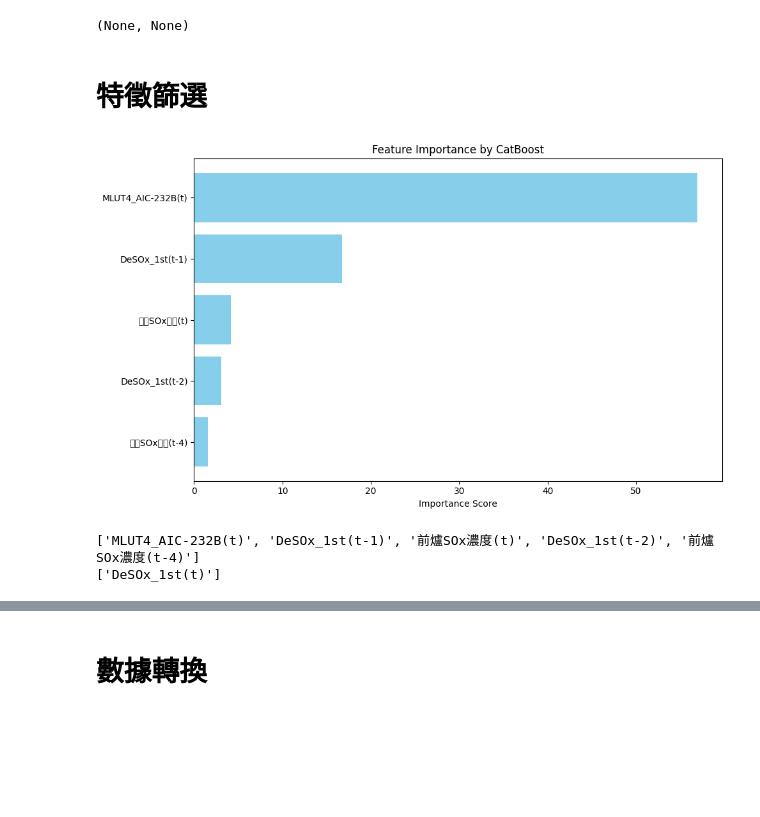
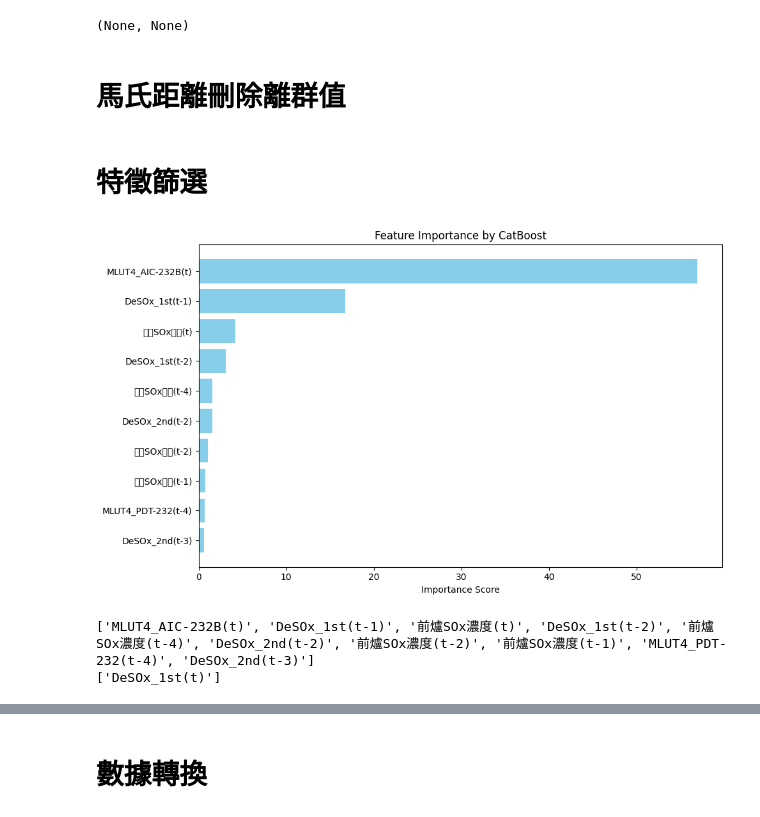
Before and after one commit to skywalker0803r/CFB, a Jupyter notebook: NARX第一段脫硫效率.ipynb, the cells around one changed output, grey strips where cells are left out. Cells and saved outputs as stored; diff of their text form; code cells hidden in the pictures; blank space fills up the shorter version.

```diff
--- a/NARX第一段脫硫效率.ipynb
+++ b/NARX第一段脫硫效率.ipynb
@@ -312,3 +313,5 @@ display(X),display(Y)
 6731 rows × 1 columns
 dtype: float64
 (None, None)
+# %% [markdown]
+# 馬氏距離刪除離群值
@@ -339,38 +370,38 @@ def select_features_with_catboost(df: pd.DataFrame, x_col: list, y_col: str, top
 
     model = CatBoostRegressor(verbose=0)
     model.fit(X, y)
 
     # 取得特徵重要性
     feature_importances = model.get_feature_importance()
     importance_df = pd.DataFrame({
         'feature': x_col,
         'importance': feature_importances
     }).sort_values(by='importance', ascending=False)
 
     plt.figure(figsize=(10, 6))
     plt.barh(importance_df.head(top_k)['feature'], importance_df.head(top_k)['importance'], color='skyblue')
     plt.gca().invert_yaxis()
     plt.title("Feature Importance by CatBoost")
     plt.xlabel("Importance Score")
     plt.tight_layout()
     plt.show()
 
     if  top_k:
         return importance_df['feature'].head(top_k).tolist()
     else:
         return importance_df['feature'].tolist()
 
 cols_to_remove = ['MLUT4_AT-237','MLUT4_AT-240','MLUT4_FQ-239','MLUT4_FT-951AA','MLUT4_FT-951AB','MLUT4_FT-956','MLUT4_FT-957']
 XY = XY.drop(columns=[col for col in XY.columns if any(key in col for key in cols_to_remove)])
 y_col = ['DeSOx_1st(t)']
 x_col = XY.drop(columns=y_col).columns.tolist()
 XY.replace([np.inf, -np.inf], np.nan, inplace=True)
-features = select_features_with_catboost(df=XY.dropna(subset=y_col), x_col=x_col, y_col=y_col, top_k=5)
+features = select_features_with_catboost(df=XY.dropna(subset=y_col), x_col=x_col, y_col=y_col, top_k=10)
 # %% [output]
-[figure, old version]
+[figure, new version]
 # %%
 print(features)
 print(y_col)
 # %% [output]
-['MLUT4_AIC-232B(t)', 'DeSOx_1st(t-1)', '前爐SOx濃度(t)', 'DeSOx_1st(t-2)', '前爐SOx濃度(t-4)']
+['MLUT4_AIC-232B(t)', 'DeSOx_1st(t-1)', '前爐SOx濃度(t)', 'DeSOx_1st(t-2)', '前爐SOx濃度(t-4)', 'DeSOx_2nd(t-2)', '前爐SOx濃度(t-2)', '前爐SOx濃度(t-1)', 'MLUT4_PDT-232(t-4)', 'DeSOx_2nd(t-3)']
 ['DeSOx_1st(t)']
```
Also changed, not shown: parts of 9 cells of this notebook.
